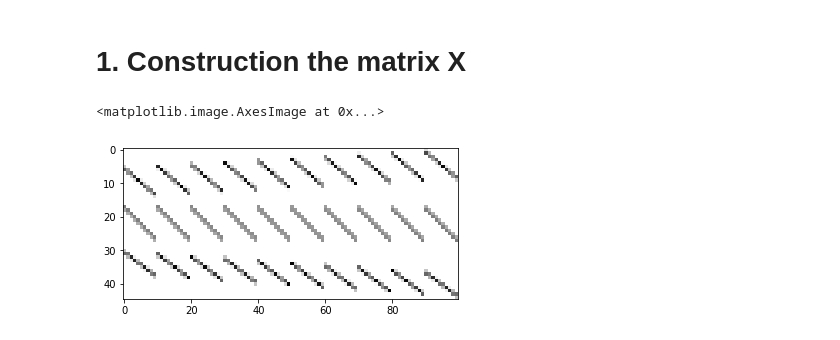
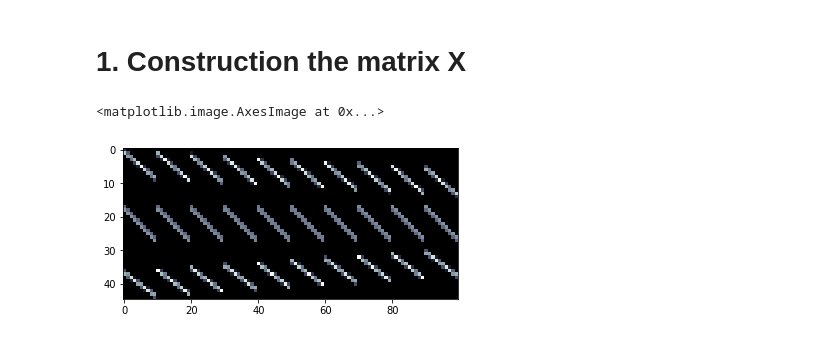
Before and after one commit to Simske/ML, a Jupyter notebook: ex05/linear-regression.ipynb, the cells around one changed output. Drawn from its saved outputs; the diff is of its cells as text; code cells hidden in the pictures.

```diff
--- a/ex05/linear-regression.ipynb
+++ b/ex05/linear-regression.ipynb
@@ -19,7 +19,7 @@ def construct_X(M, angles, Np=None):
     N = No * Np
 
     # coordinate matrix
-    C = np.mgrid[:M, :M].astype(np.float64).reshape(2, -1)
+    C = np.mgrid[M-1:-1:-1, :M].astype(np.float64).reshape(2, -1)
     center = M / 2
     C += 0.5 - center
 
@@ -55,9 +55,6 @@ def construct_X(M, angles, Np=None):
     # lists for building of sparse matrix
     weights, i_ind, j_ind = [], [], []
 
-    j_all_ind = np.arange(D)
-    j_all_ind = np.concatenate((j_all_ind, j_all_ind))
-
     # find weights for every angle
     for i_o, pixels in enumerate(p):
         pixel_floor = np.floor(pixels).astype(int)
@@ -68,15 +65,13 @@ def construct_X(M, angles, Np=None):
 
         weights += list(weight[mask])
         i_ind += list(sensor_ind[mask] + i_o * Np)
-#         j_ind += list(j_all_ind[mask])
         j_ind += list(np.nonzero(mask)[0] % D)
 
-    return coo_matrix((weights, (i_ind, j_ind)), shape=(N, D), dtype=np.float32)
+    return coo_matrix((weights, (i_ind, j_ind)), shape=(N, D), dtype=np.float32).asformat('csc')
 # %%
 X = construct_X(10, [-33, 1, 42])
-# X = construct_X(10, [0,90])
 X_dense = X.todense()
-plt.imshow(X_dense, cmap='Greys')
+plt.imshow(X_dense, cmap='bone')
 # %% [output]
 <matplotlib.image.AxesImage at 0x...>
-[figure, old version]
+[figure, new version]
```
Also changed, not shown: parts of 9 cells of this notebook.
